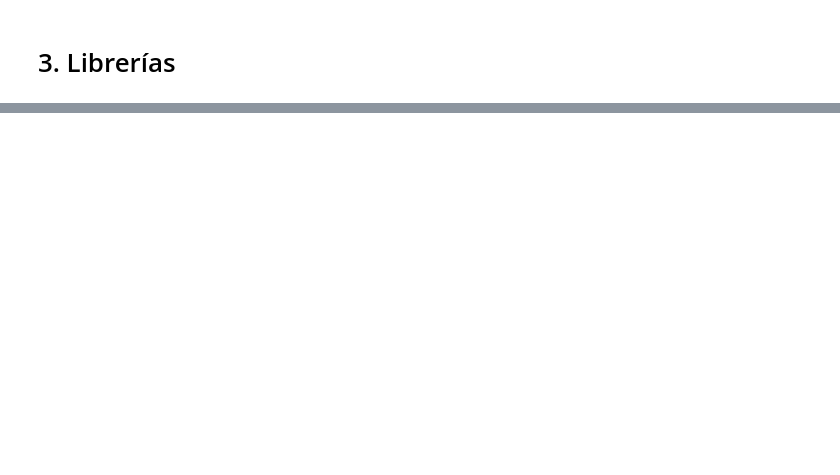
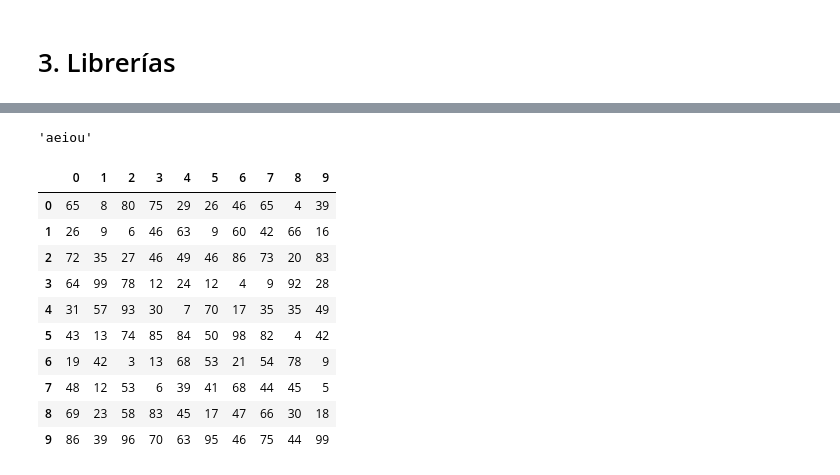
Before and after one commit to alejo-acosta/curso-python-ciee, a Jupyter notebook: _build/jupyter_execute/3.0-librerias.ipynb, the cells around one changed output, grey strips where cells are left out. Cells and saved outputs as stored; diff of their text form; code cells hidden in the pictures; blank space fills up the shorter version.

```diff
--- a/_build/jupyter_execute/3.0-librerias.ipynb
+++ b/_build/jupyter_execute/3.0-librerias.ipynb
@@ -101,0 +136,19 @@
+# %%
+unidecode('áéíóú')
+# %% [output]
+'aeiou'
+# %%
+mesh = pd.DataFrame(random.randint(1, 100, (10,10)))
+mesh
+# %% [output]
+|  | 0 | 1 | 2 | 3 | 4 | 5 | 6 | 7 | 8 | 9 |
+| 0 | 65 | 8 | 80 | 75 | 29 | 26 | 46 | 65 | 4 | 39 |
+| 1 | 26 | 9 | 6 | 46 | 63 | 9 | 60 | 42 | 66 | 16 |
+| 2 | 72 | 35 | 27 | 46 | 49 | 46 | 86 | 73 | 20 | 83 |
+| 3 | 64 | 99 | 78 | 12 | 24 | 12 | 4 | 9 | 92 | 28 |
+| 4 | 31 | 57 | 93 | 30 | 7 | 70 | 17 | 35 | 35 | 49 |
+| 5 | 43 | 13 | 74 | 85 | 84 | 50 | 98 | 82 | 4 | 42 |
+| 6 | 19 | 42 | 3 | 13 | 68 | 53 | 21 | 54 | 78 | 9 |
+| 7 | 48 | 12 | 53 | 6 | 39 | 41 | 68 | 44 | 45 | 5 |
+| 8 | 69 | 23 | 58 | 83 | 45 | 17 | 47 | 66 | 30 | 18 |
+| 9 | 86 | 39 | 96 | 70 | 63 | 95 | 46 | 75 | 44 | 99 |
```
Also changed, not shown: parts of 14 cells of this notebook, 31 other files.
